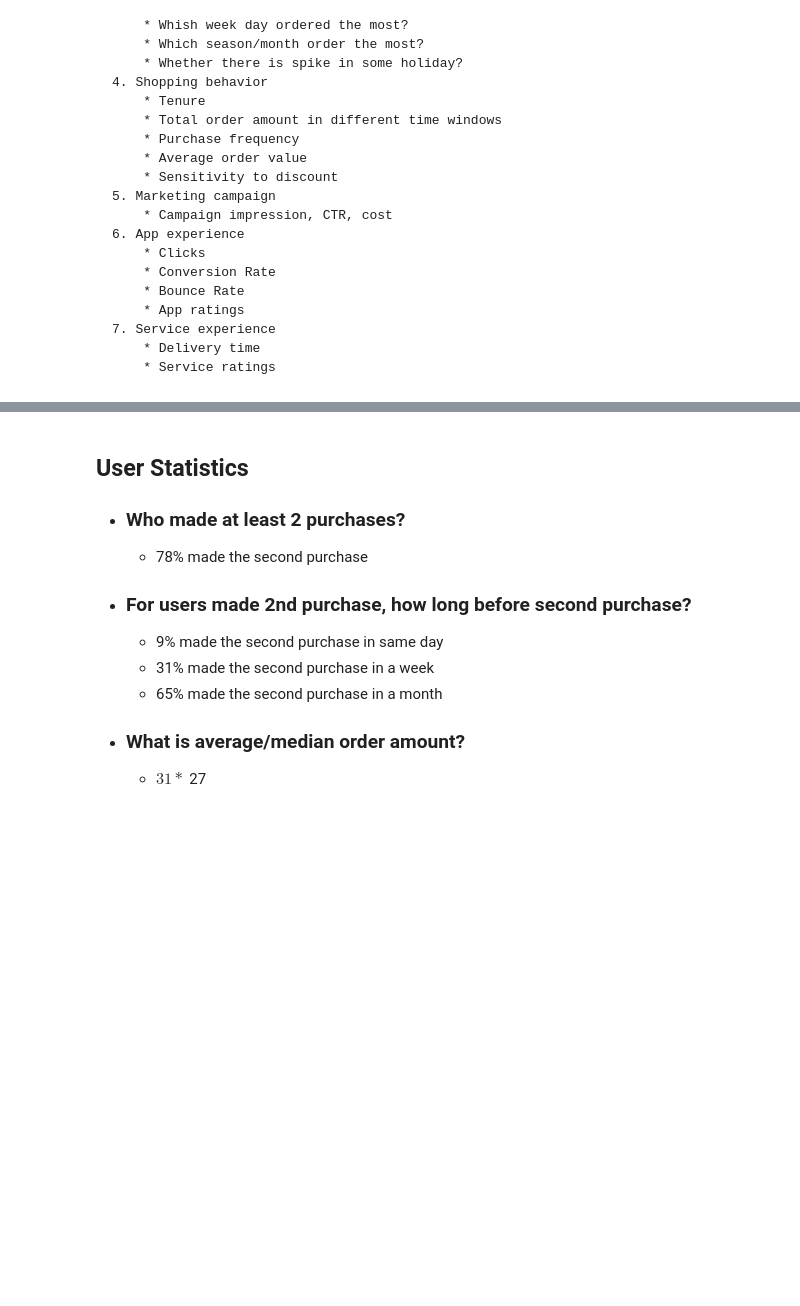
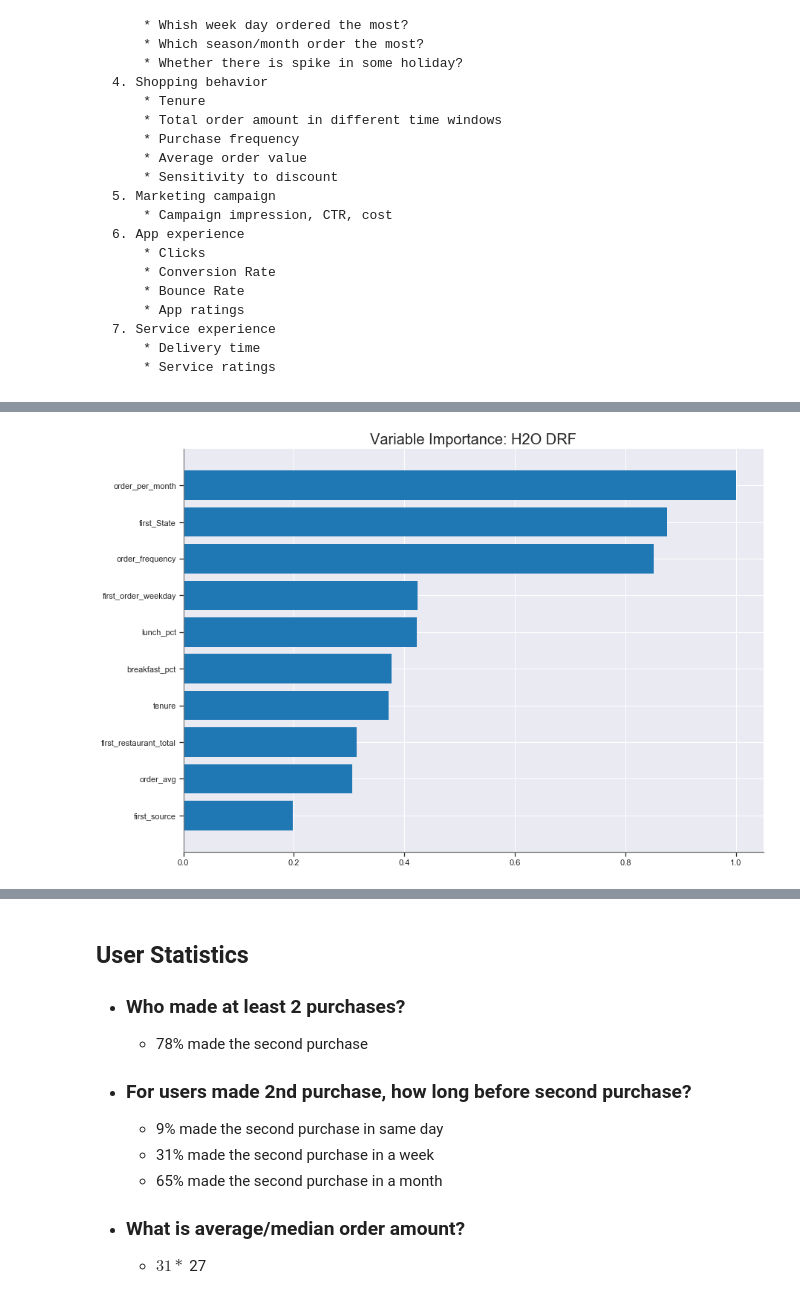
Before and after one commit to Chen--Chen/cohort_churn_analysis, a Jupyter notebook: Slice - Customer Churn Analysis.ipynb, the cells around one changed output, grey strips where cells are left out. Saved outputs shown, nothing was run; the diff lists cells and outputs as text; code cells hidden in the pictures; blank space fills up the shorter version.

```diff
--- a/Slice - Customer Churn Analysis.ipynb
+++ b/Slice - Customer Churn Analysis.ipynb
@@ -217,0 +416,35 @@ Churn      2427.346033      32821.350965
+# %%
+list=[
+ 'order_total',
+ 'order_avg',
+ 'tenure',
+ 'order_per_month',
+ 'order_frequency',
+ 'breakfast_pct',
+ 'dinner_pct',
+ 'lunch_pct',
+ '0_pct',
+ '1_pct',
+ '2_pct',
+ '3_pct',
+ '4_pct',
+ '5_pct',
+ '6_pct',
+ 'first_source',
+ 'first_shipping_type',
+ 'first_payment_method',
+ 'first_promo_value',
+ 'first_restaurant_total',
+ 'first_State',
+ 'first_shipping_payment',
+ 'first_order_weekday',
+ 'first_order_hour_bin',
+ 'first_population',
+ 'first_density',
+ 'to_second',
+ 'churn_2002']
+
+#one_month_churn_model = one_month_churn[list]
+#last_month_churn_model = last_month_churn[list]
+cust_churn = cust_churn[list]
+#list(one_month_churn.columns)
@@ -217,0 +559,7 @@ Churn      2427.346033      32821.350965
+# %%
+# Build random forest model
+model = H2ORandomForestEstimator(balance_classes=True, ntrees=100, max_depth=20, \
+                                 mtries=-1, seed=42, score_each_iteration=True)
+model.train(x=feature, y=target, training_frame=train)
+model.varimp(use_pandas=True)
+#model.varimp_plot()
@@ -217,0 +583,5 @@ Churn      2427.346033      32821.350965
+# %%
+# Build random forest model
+model.varimp_plot()
+# %% [output]
+[figure, added]
```
Also changed, not shown: parts of 34 cells of this notebook.
